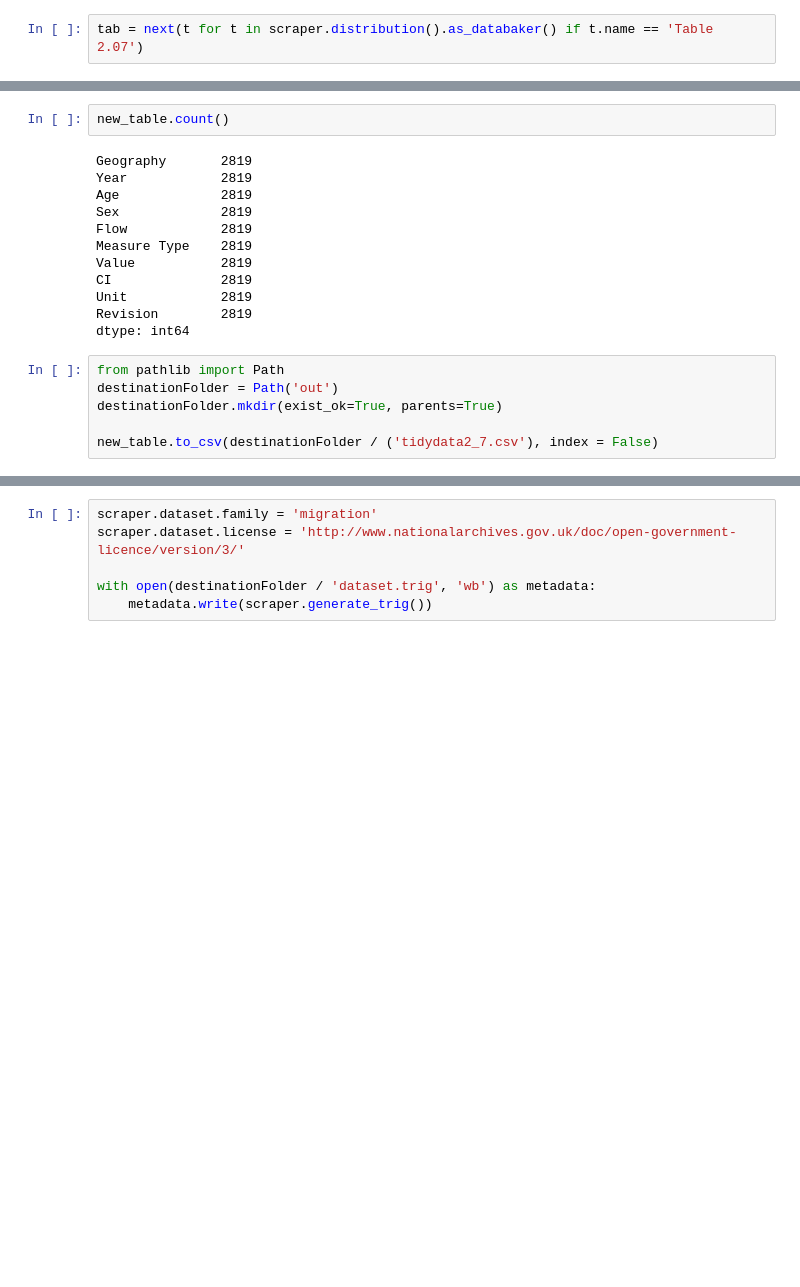
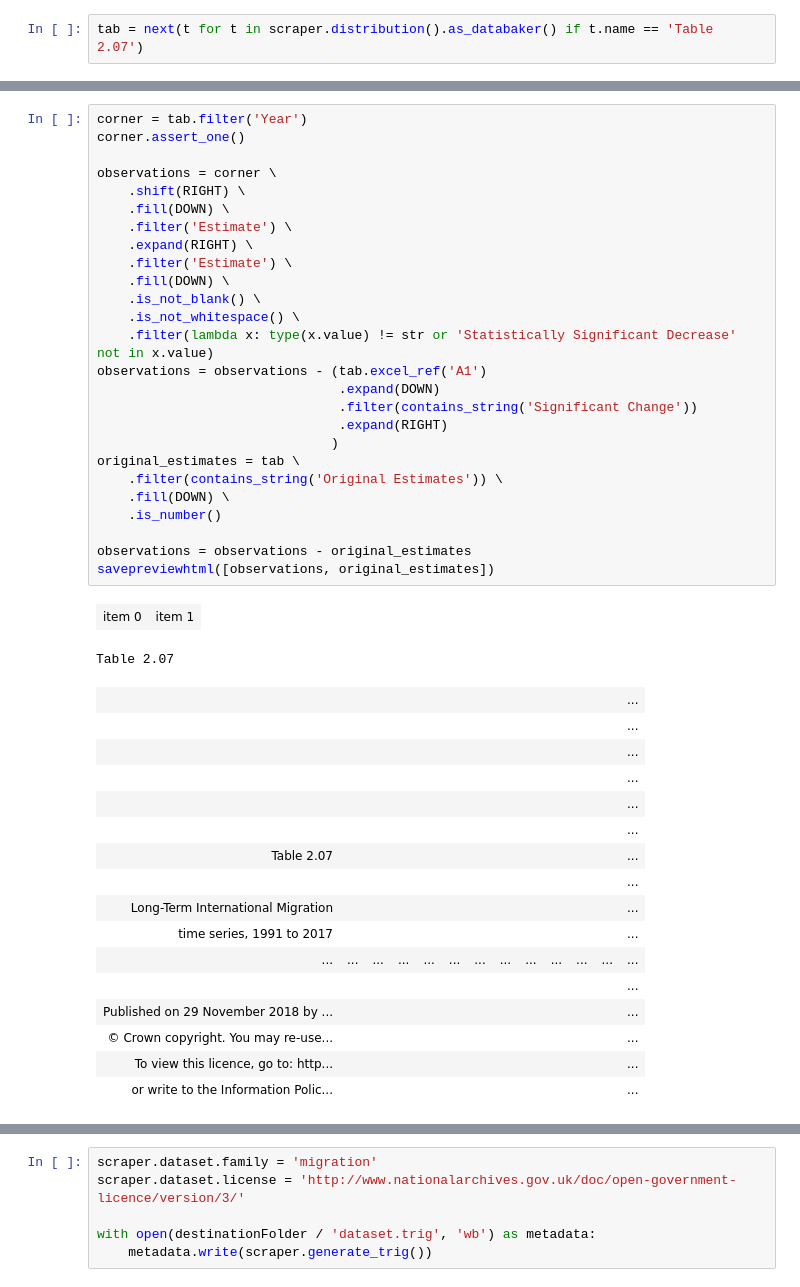
Before and after one commit to GSS-Cogs/ONS-LTIM-Age-and-Sex, a Jupyter notebook: Long-term international migration 2.07 Age and Sex.ipynb, the cells around one changed output, grey strips where cells are left out. Drawn from its saved outputs; the diff is of its cells as text; blank space fills up the shorter version.

```diff
--- a/Long-term international migration 2.07 Age and Sex.ipynb
+++ b/Long-term international migration 2.07 Age and Sex.ipynb
@@ -480,20 +19,45 @@ new_table.tail(5)
-# %%
-new_table.count()
-# %% [output]
-Geography       2819
-Year            2819
-Age             2819
-Sex             2819
-Flow            2819
-Measure Type    2819
-Value           2819
-CI              2819
-Unit            2819
-Revision        2819
-dtype: int64
-# %%
-from pathlib import Path
-destinationFolder = Path('out')
-destinationFolder.mkdir(exist_ok=True, parents=True)
-
-new_table.to_csv(destinationFolder / ('tidydata2_7.csv'), index = False)
+# %%
+corner = tab.filter('Year')
+corner.assert_one()
+
+observations = corner \
+    .shift(RIGHT) \
+    .fill(DOWN) \
+    .filter('Estimate') \
+    .expand(RIGHT) \
+    .filter('Estimate') \
+    .fill(DOWN) \
+    .is_not_blank() \
+    .is_not_whitespace() \
+    .filter(lambda x: type(x.value) != str or 'Statistically Significant Decrease' not in x.value)
+observations = observations - (tab.excel_ref('A1')
+                               .expand(DOWN)
+                               .filter(contains_string('Significant Change'))
+                               .expand(RIGHT)
+                              )
+original_estimates = tab \
+    .filter(contains_string('Original Estimates')) \
+    .fill(DOWN) \
+    .is_number()
+
+observations = observations - original_estimates
+savepreviewhtml([observations, original_estimates])
+# %% [output]
+| item 0 | item 1 |
+Table 2.07
+|  |  |  |  |  |  |  |  |  |  |  |  | ... |
+|  |  |  |  |  |  |  |  |  |  |  |  | ... |
+|  |  |  |  |  |  |  |  |  |  |  |  | ... |
+|  |  |  |  |  |  |  |  |  |  |  |  | ... |
+|  |  |  |  |  |  |  |  |  |  |  |  | ... |
+|  |  |  |  |  |  |  |  |  |  |  |  | ... |
+| Table 2.07 |  |  |  |  |  |  |  |  |  |  |  | ... |
+|  |  |  |  |  |  |  |  |  |  |  |  | ... |
+| Long-Term International Migration |  |  |  |  |  |  |  |  |  |  |  | ... |
+| time series, 1991 to 2017 |  |  |  |  |  |  |  |  |  |  |  | ... |
+| ... | ... | ... | ... | ... | ... | ... | ... | ... | ... | ... | ... | ... |
+|  |  |  |  |  |  |  |  |  |  |  |  | ... |
+| Published on 29 November 2018 by ... |  |  |  |  |  |  |  |  |  |  |  | ... |
+| © Crown copyright. You may re-use... |  |  |  |  |  |  |  |  |  |  |  | ... |
+| To view this licence, go to: http... |  |  |  |  |  |  |  |  |  |  |  | ... |
+| or write to the Information Polic... |  |  |  |  |  |  |  |  |  |  |  | ... |
```
Also changed, not shown: parts of 82 cells of this notebook.
